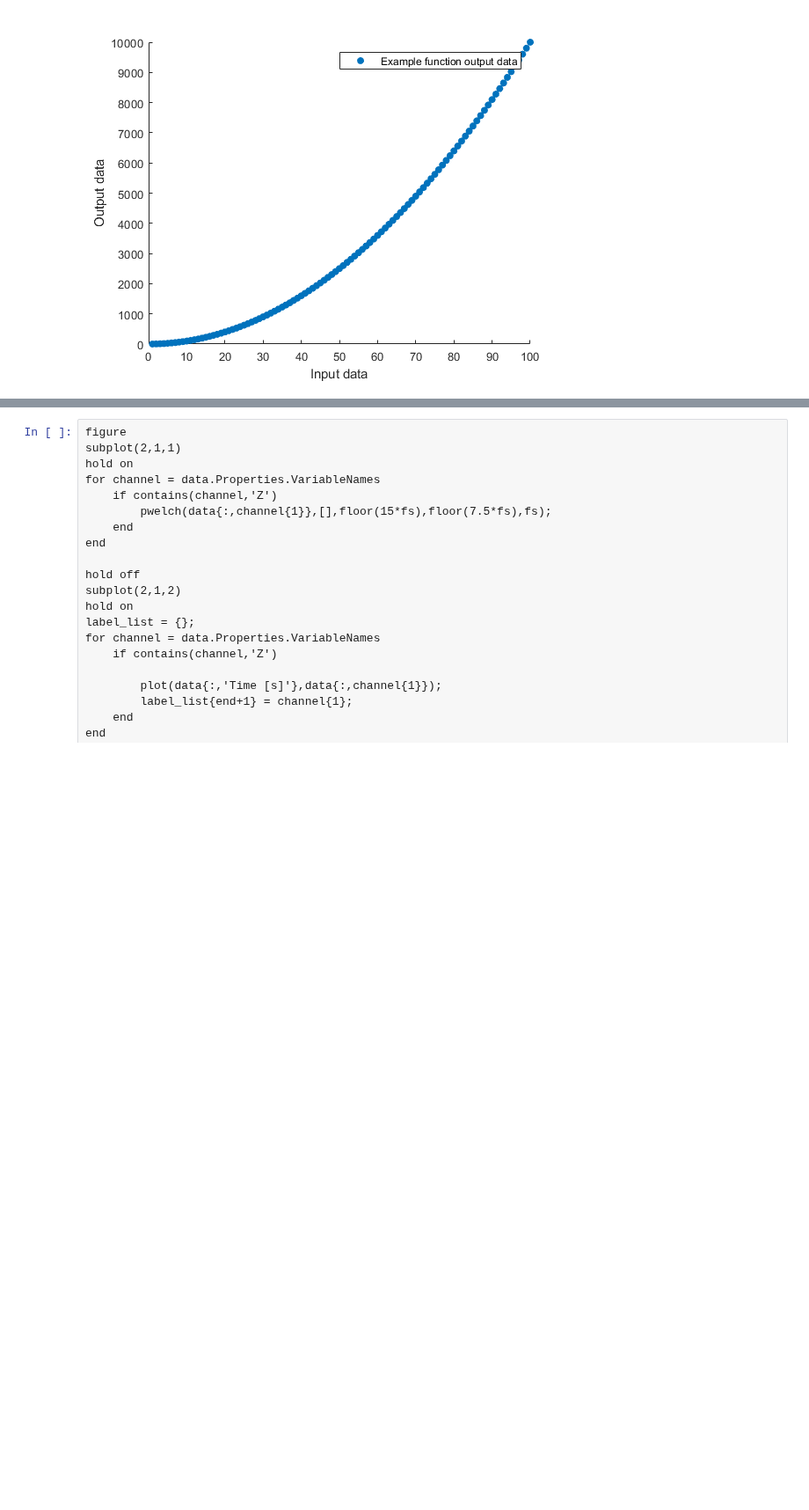
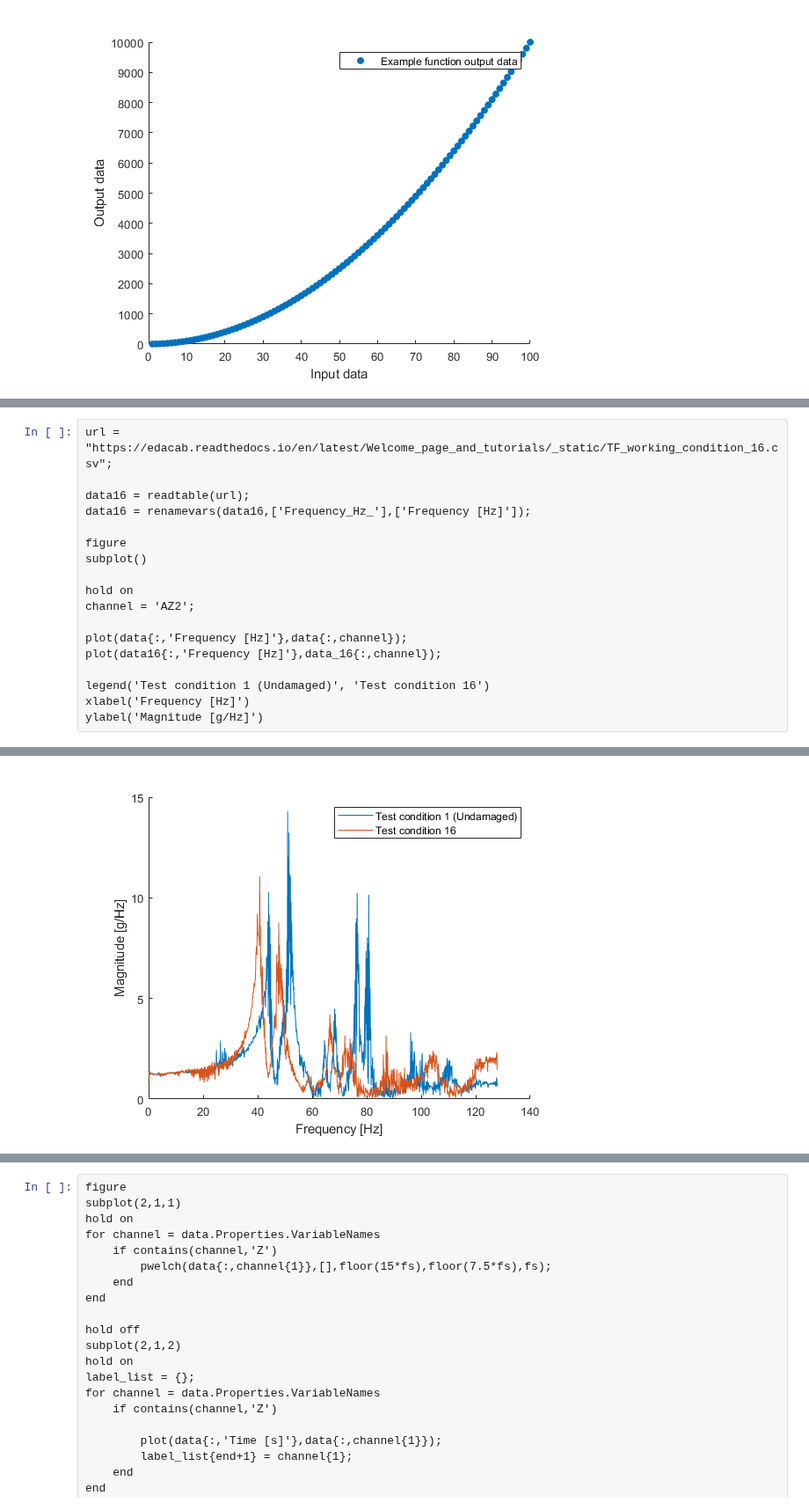
Before and after one commit to zwynne/EDACAB, a Jupyter notebook: DeepNote_MATLAB_templates/EDACAB_MATLAB_Shaker_table_notebook_template.ipynb, the cells around one changed output, grey strips where cells are left out. Shown at 88% size. Drawn from its saved outputs; the diff is of its cells as text; blank space fills up the shorter version.

```diff
--- a/DeepNote_MATLAB_templates/EDACAB_MATLAB_Shaker_table_notebook_template.ipynb
+++ b/DeepNote_MATLAB_templates/EDACAB_MATLAB_Shaker_table_notebook_template.ipynb
@@ -101,0 +136,19 @@ This data is divided into four seperate datasets, each corresponding to one of t
+# %%
+url = "https://edacab.readthedocs.io/en/latest/Welcome_page_and_tutorials/_static/TF_working_condition_16.csv";
+
+data16 = readtable(url);
+data16 = renamevars(data16,['Frequency_Hz_'],['Frequency [Hz]']);
+
+figure
+subplot()
+
+hold on
+channel = 'AZ2';
+
+plot(data{:,'Frequency [Hz]'},data{:,channel});
+plot(data16{:,'Frequency [Hz]'},data_16{:,channel});
+
+legend('Test condition 1 (Undamaged)', 'Test condition 16')
+xlabel('Frequency [Hz]')
+ylabel('Magnitude [g/Hz]')
+# %% [output]
@@ -101,0 +157 @@ This data is divided into four seperate datasets, each corresponding to one of t
+[figure, added]
```
Also changed, not shown: parts of 15 cells of this notebook, 2 other files.
